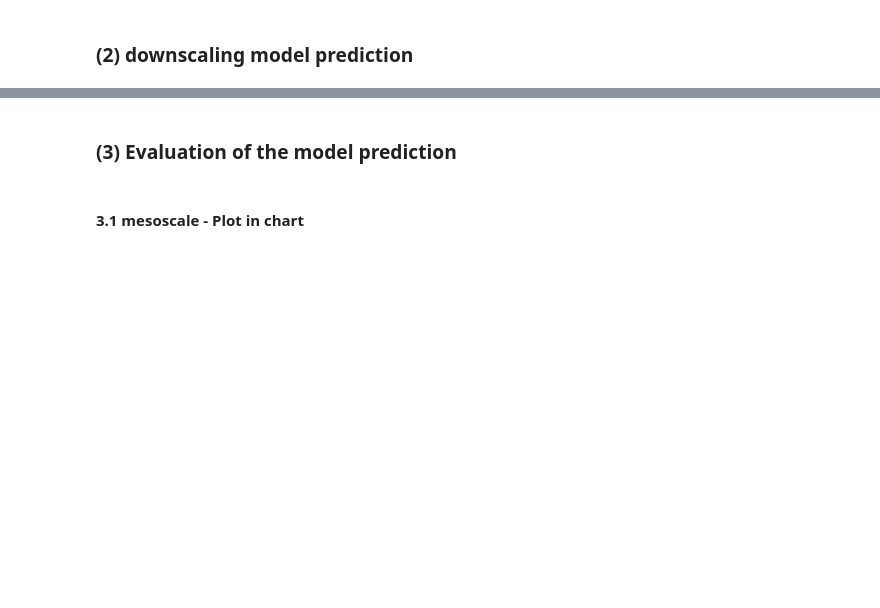
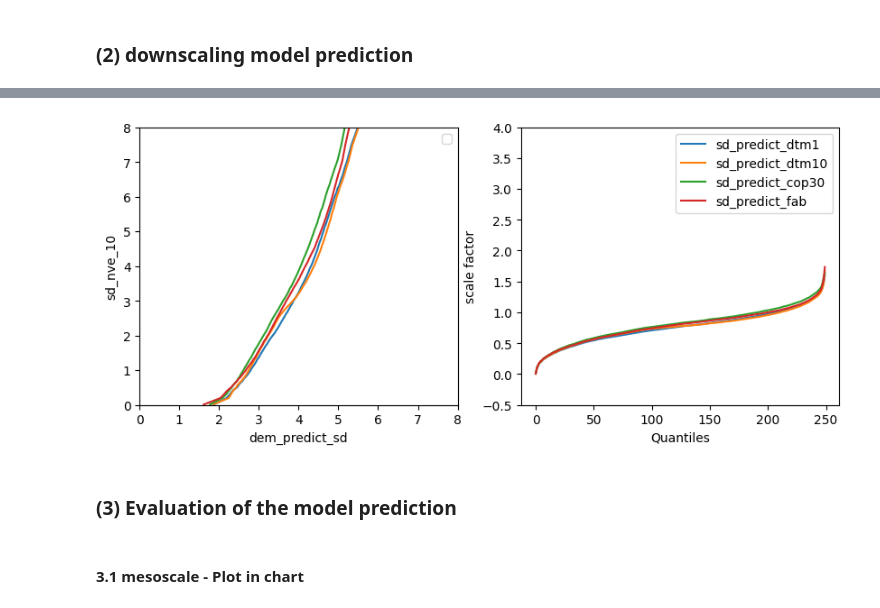
Before and after one commit to liuh886/subgrid_snow, a Jupyter notebook: notebooks/model_prediction.ipynb, the cells around one changed output, grey strips where cells are left out. Saved outputs shown, nothing was run; the diff lists cells and outputs as text; code cells hidden in the pictures; blank space fills up the shorter version.

```diff
--- a/notebooks/model_prediction.ipynb
+++ b/notebooks/model_prediction.ipynb
@@ -57,15 +62,15 @@ def get_df(df_list,crop=[6649790,6700092,49816,123488],x='E',y='N'):
 
     min_y,max_y,min_x,max_x = crop[0],crop[1],crop[2],crop[3]
     df_ = []
-
+    path = r'\\hypatia.uio.no\\lh-mn-geofag-felles\\projects\\snowdepth\\zhihaol\\data\\target_area\\'
     for dem in df_list:
-        df = pd.read_csv(dem)
+        df = pd.read_csv(path+dem)
         df = df[(df[y] >= min_y) & (df[y] <= max_y) & (df[x] >= min_x) & (df[x] <= max_x)].copy()
         df = df.dropna()
         df_.append(df)
     return pd.concat(df_, axis=0)
 
-# combine multiple csv. These csv are generated from the 10m DEMs.
+# combine multiple csv. These csv are generated from the 10m DEMs and covered the area of interest.
 df_list = ['6601_4_10m_z33.csv','6600_1_10m_z33.csv','6700_2_10m_z33.csv','6700_3_10m_z33.csv','6701_3_10m_z33.csv','6600_4_10m_z33.csv']
 # crop to the area of interest
 new_df = get_df(df_list,crop=[6650000,6706000,41000,125000]).drop_duplicates()
@@ -118,0 +124,12 @@ case_6.timeseries = case_6.mask_out_lake()
+# %%
+import rioxarray
+import rasterio
+from scipy.stats import spearmanr
+from sklearn.metrics import mean_squared_error, r2_score
+
+dem_path = r'\\hypatia.uio.no\lh-mn-geofag-felles\projects\snowdepth\zhihaol\data\nve_08_merge_m.tif' # Path to the DEM TIFF file
+als = rioxarray.open_rasterio(dem_path)
+test = case_6.timeseries.sel(time='2008-04-01').rename({'E':'x','N':'y'})
+test.rio.set_crs(als.rio.crs)
+als = als.where(als != als.rio.nodata).squeeze()
+als_m = als.rio.reproject_match(test)
@@ -118,0 +159,76 @@ case_6.timeseries = case_6.mask_out_lake()
+# %%
+import xarray as xr
+import numpy as np
+import matplotlib.pyplot as plt
+import pickle
+
+def cal_quantile_scaling(case_6, i, als_m, n_range, e_range, quantile_range=np.linspace(0, 1, 250)):
+    """
+    Plots the scaling factor between quantiles of two datasets selected by coordinates.
+
+    Parameters:
+    - case_6: xarray Dataset for case_6.timeseries
+    - als_m: xarray DataArray for als_m
+    - lat_range: Tuple of (min, max) for latitude selection
+    - lon_range: Tuple of (min, max) for longitude selection
+    - quantile_range: Numpy array of quantiles to calculate (default is np.arange(0.1, 1.0, 0.1))
+    """
+
+    fill_value = -3.4028235e+38  # This is your _FillValue
+    als_m = als_m.where(als_m != fill_value, np.nan)
+    als_m = als_m.where(test['lake_mask']== 0)
+
+    # Tailor datasets by coordinates (assuming latitude and longitude are the coordinates)
+    case_6_sel = case_6.sel(y=slice(*n_range), x=slice(*e_range))
+    als_m_sel = als_m.sel(y=slice(*n_range), x=slice(*e_range))
+
+    # Calculate quantiles for both selected datasets
+    # Replace 'variable_name' with the actual variable name
+    quantiles_case_6 = case_6_sel[i].quantile(quantile_range, dim=['y', 'x'])
+    quantiles_als_m = als_m_sel.quantile(quantile_range, dim=['y', 'x'])
+
+    # Calculate scaling factors
+    scaling_factors = quantiles_als_m / quantiles_case_6
+
+    dq_lt1 = None
+    dem_q_lt1 = None
+    dq_gt1 = scaling_factors
+    dem_q_gt1 = quantiles_case_6
+
+    return {'delta_lt1': dq_lt1, 'dem_q_lt1':dem_q_lt1, 'delta_gt1': dq_gt1,'dem_q_gt1':dem_q_gt1 }
+
+def save_qm(test,
+            als_m,
+            n,
+            e,
+            f_name='adjust_factor_08_case6.pkl'):
+
+    adjust_factor = {}
+
+    fig, ax = plt.subplots(1, 2, figsize=(10, 4))
+
+    for i in ['sd_predict_dtm1', 'sd_predict_dtm10', 'sd_predict_cop30', 'sd_predict_fab']:
+        adjust_factor[i] = cal_quantile_scaling(test, i, als_m, n, e)
+        ax[0].plot(adjust_factor[i]['dem_q_gt1'],adjust_factor[i]['dem_q_gt1']*adjust_factor[i]['delta_gt1'])
+        ax[1].plot(adjust_factor[i]['delta_gt1'], label=f'{i}')
+
+    ax[0].set_xlabel('dem_predict_sd')
+    ax[0].set_ylabel('sd_nve_10')
+    ax[0].set_xlim(0, 8)
+    ax[0].set_ylim(0, 8)
+    ax[0].legend()
+
+    ax[1].set_xlabel('Quantiles')
+    ax[1].set_ylabel('scale factor')
+    ax[1].set_ylim(-0.5, 4)
+    ax[1].legend()
+
+    plt.show()
+
+    # Save adjust_factor dictionary to a file
+    with open(f_name, 'wb') as f:
+        pickle.dump(adjust_factor, f)
+
+save_qm(test, als_m, (6674366, 6674866), (53000, 56000), f_name='adjust_factor_08_west.pkl')
+#save_qm(test, als_m, (6684456, 6684456+500), (102000, 105000), f_name='adjust_factor_08_east.pkl')
+# %% [output]
@@ -118,0 +236 @@ case_6.timeseries = case_6.mask_out_lake()
+[figure, added]
```
Also changed, not shown: parts of 12 cells of this notebook, 11 other files.
